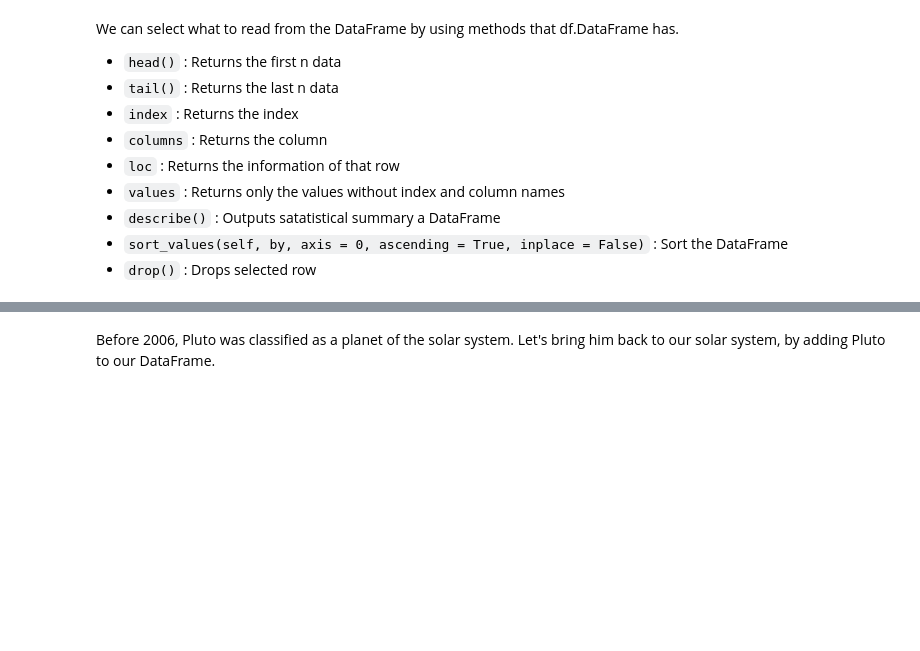
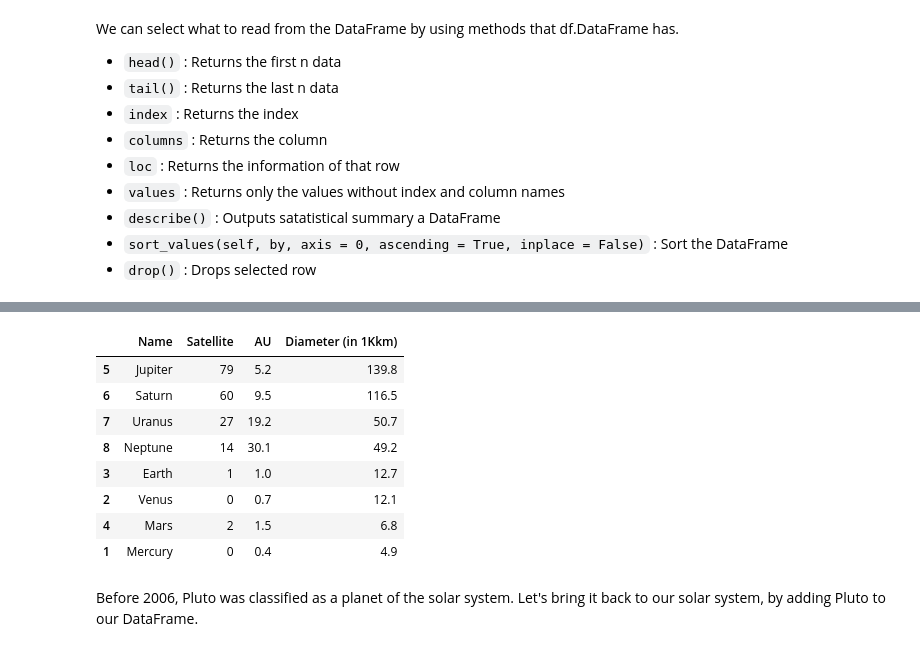
Before and after one commit to UCLAIS/Machine-Learning-Tutorials, a Jupyter notebook: notebooks/Session01-Pandas.ipynb, the cells around one changed output, grey strips where cells are left out. Saved outputs shown, nothing was run; the diff lists cells and outputs as text; code cells hidden in the pictures; blank space fills up the shorter version.

```diff
--- a/notebooks/Session01-Pandas.ipynb
+++ b/notebooks/Session01-Pandas.ipynb
@@ -102,3 +194,13 @@ df.describe()
 # %%
-df.sort_values(by = 'Diameter', ascending = False)
+df.sort_values(by = 'Diameter (in 1Kkm)', ascending = False)
+# %% [output]
+|  | Name | Satellite | AU | Diameter (in 1Kkm) |
+| 5 | Jupiter | 79 | 5.2 | 139.8 |
+| 6 | Saturn | 60 | 9.5 | 116.5 |
+| 7 | Uranus | 27 | 19.2 | 50.7 |
+| 8 | Neptune | 14 | 30.1 | 49.2 |
+| 3 | Earth | 1 | 1.0 | 12.7 |
+| 2 | Venus | 0 | 0.7 | 12.1 |
+| 4 | Mars | 2 | 1.5 | 6.8 |
+| 1 | Mercury | 0 | 0.4 | 4.9 |
 # %%
@@ -106,6 +208,6 @@ df.sort_values(by = 'Diameter', ascending = False)
 df.sort_values(None)
 # %% [markdown]
-Before 2006, Pluto was classified as a planet of the solar system. Let's bring him back to our solar system, by adding Pluto to our DataFrame.
+Before 2006, Pluto was classified as a planet of the solar system. Let's bring it back to our solar system, by adding Pluto to our DataFrame.
 # %%
 df.loc[9] = ["Pluto", 0, 39.5, 2.38]
 df
```
Also changed, not shown: parts of 52 cells of this notebook, 3 other files.
